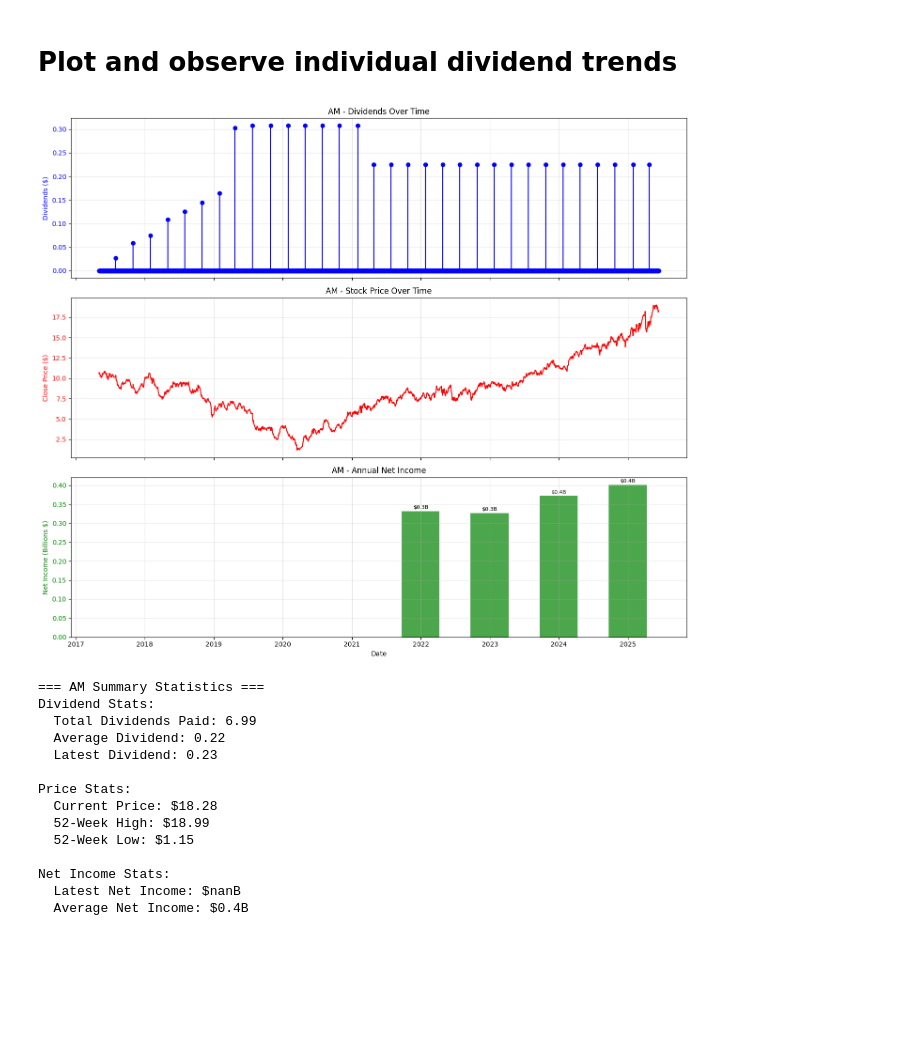
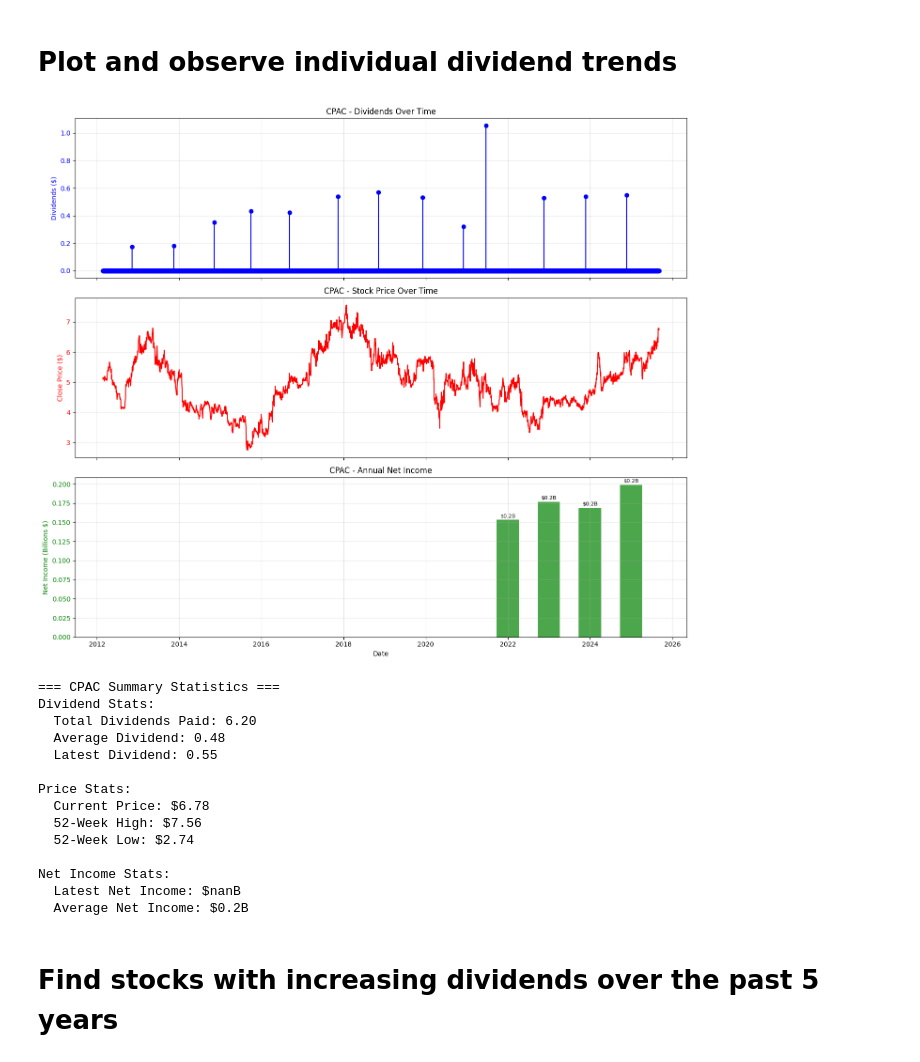
Before and after one commit to sarashs/Wallstreet-Bets, a Jupyter notebook: Notebooks/dividend_stock_finder.ipynb, the cells around one changed output. Cells and saved outputs as stored; diff of their text form; code cells hidden in the pictures; blank space fills up the shorter version.

```diff
--- a/Notebooks/dividend_stock_finder.ipynb
+++ b/Notebooks/dividend_stock_finder.ipynb
@@ -391,7 +409,7 @@ import pandas as pd
 import matplotlib.pyplot as plt
 import numpy as np
 
-ticker = filtered_list_of_high_yields[3]
+ticker = "CPAC" #filtered_list_of_high_yields[3]
 
 # Initialize DataFrames to store data
 all_dividends = pd.DataFrame()
@@ -479,45 +497,47 @@ if not net_income_df.empty:
         ax3.text(date, value + (max(net_income_df['Net_Income']) * 0.01),
                 f'${value:.1f}B', ha='center', va='bottom', fontsize=8)
 else:
     ax3.text(0.5, 0.5, 'Net Income data not available',
              transform=ax3.transAxes, ha='center', va='center', fontsize=12)
     ax3.set_title(f'{ticker} - Net Income (Data Not Available)')
 
 ax3.set_xlabel('Date')
 
 # Adjust layout and show
 plt.tight_layout()
 plt.show()
 
 # Print summary statistics
 print(f"\n=== {ticker} Summary Statistics ===")
 print(f"Dividend Stats:")
 print(f"  Total Dividends Paid: {div_data['Dividends'].sum():.2f}")
 print(f"  Average Dividend: {div_data['Dividends'].mean():.2f}")
 print(f"  Latest Dividend: {div_data['Dividends'].iloc[-1]:.2f}" if not div_data.empty else "  No dividend data")
 
 print(f"\nPrice Stats:")
 print(f"  Current Price: ${price_data['Close'].iloc[-1]:.2f}" if not price_data.empty else "  No price data")
 print(f"  52-Week High: ${price_data['Close'].max():.2f}" if not price_data.empty else "")
 print(f"  52-Week Low: ${price_data['Close'].min():.2f}" if not price_data.empty else "")
 
 if not net_income_df.empty:
     print(f"\nNet Income Stats:")
     print(f"  Latest Net Income: ${net_income_df['Net_Income'].iloc[-1]:.1f}B")
     print(f"  Average Net Income: ${net_income_df['Net_Income'].mean():.1f}B")
 # %% [output]
-[figure, old version]
+[figure, new version]
-=== AM Summary Statistics ===
+=== CPAC Summary Statistics ===
 Dividend Stats:
-  Total Dividends Paid: 6.99
-  Average Dividend: 0.22
-  Latest Dividend: 0.23
+  Total Dividends Paid: 6.20
+  Average Dividend: 0.48
+  Latest Dividend: 0.55
 
 Price Stats:
-  Current Price: $18.28
-  52-Week High: $18.99
-  52-Week Low: $1.15
+  Current Price: $6.78
+  52-Week High: $7.56
+  52-Week Low: $2.74
 
 Net Income Stats:
   Latest Net Income: $nanB
-  Average Net Income: $0.4B
+  Average Net Income: $0.2B
+# %% [markdown]
+# Find stocks with increasing dividends over the past 5 years
```
Also changed, not shown: parts of 11 cells of this notebook, 3 other files.
